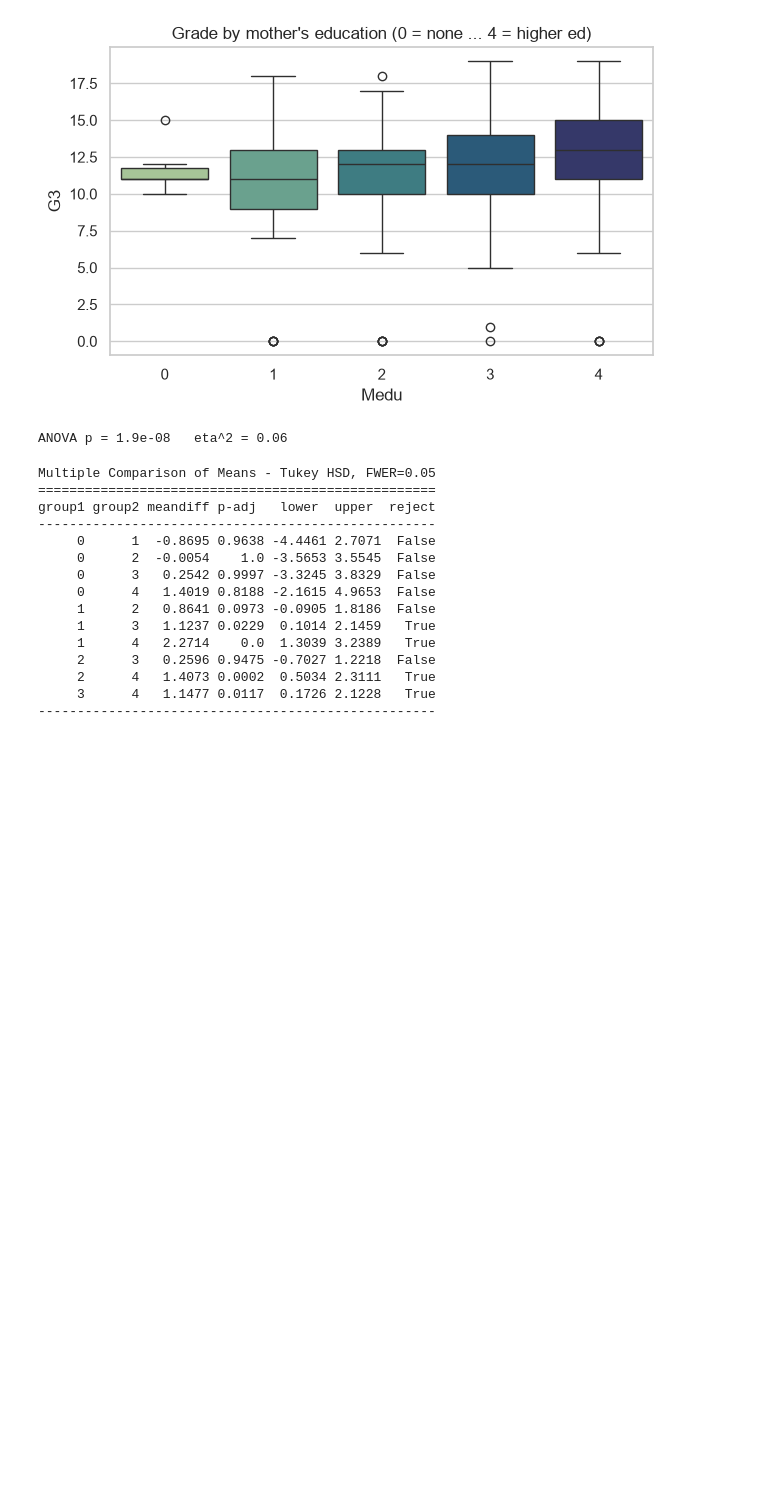
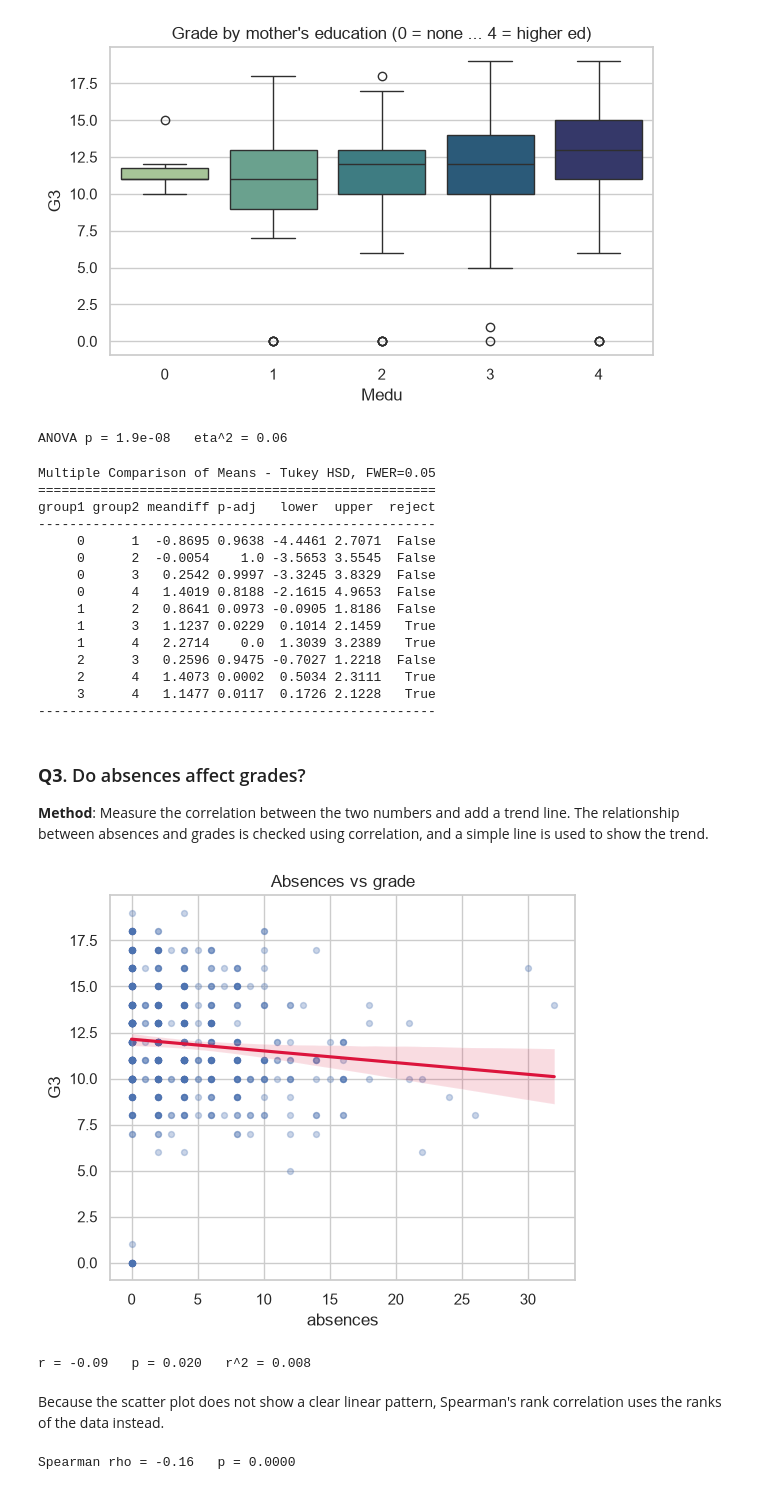
Before and after one commit to madzareh/inferential-stats-lab, a Jupyter notebook: main.ipynb, the cells around one changed output. Drawn from its saved outputs; the diff is of its cells as text; code cells hidden in the pictures; blank space fills up the shorter version.

```diff
--- a/main.ipynb
+++ b/main.ipynb
@@ -120,3 +120,26 @@ group1 group2 meandiff p-adj   lower  upper  reject
      2      4   1.4073 0.0002  0.5034 2.3111   True
      3      4   1.1477 0.0117  0.1726 2.1228   True
 ---------------------------------------------------
+# %% [markdown]
+### **Q3**. Do absences affect grades?
+**Method**: Measure the correlation between the two numbers and add a trend line.
+The relationship between absences and grades is checked using correlation, and a simple line is used to show the trend.
+# %%
+plt.figure(figsize=(6, 5))
+sns.regplot(data=df, x="absences", y="G3",
+            scatter_kws={"alpha": 0.3, "s": 18}, line_kws={"color": "crimson"})
+plt.title("Absences vs grade")
+plt.show()
+
+r, p = stats.pearsonr(df.absences, df.G3)
+print(f"r = {r:.2f}   p = {p:.3f}   r^2 = {r**2:.3f}")
+# %% [output]
+[figure, added]
+r = -0.09   p = 0.020   r^2 = 0.008
+# %% [markdown]
+Because the scatter plot does not show a clear linear pattern, Spearman's rank correlation uses the ranks of the data instead.
+# %%
+rho, p_s = stats.spearmanr(df.absences, df.G3)
+print(f"Spearman rho = {rho:.2f}   p = {p_s:.4f}")
+# %% [output]
+Spearman rho = -0.16   p = 0.0000
```
Also changed, not shown: parts of 2 cells of this notebook.
